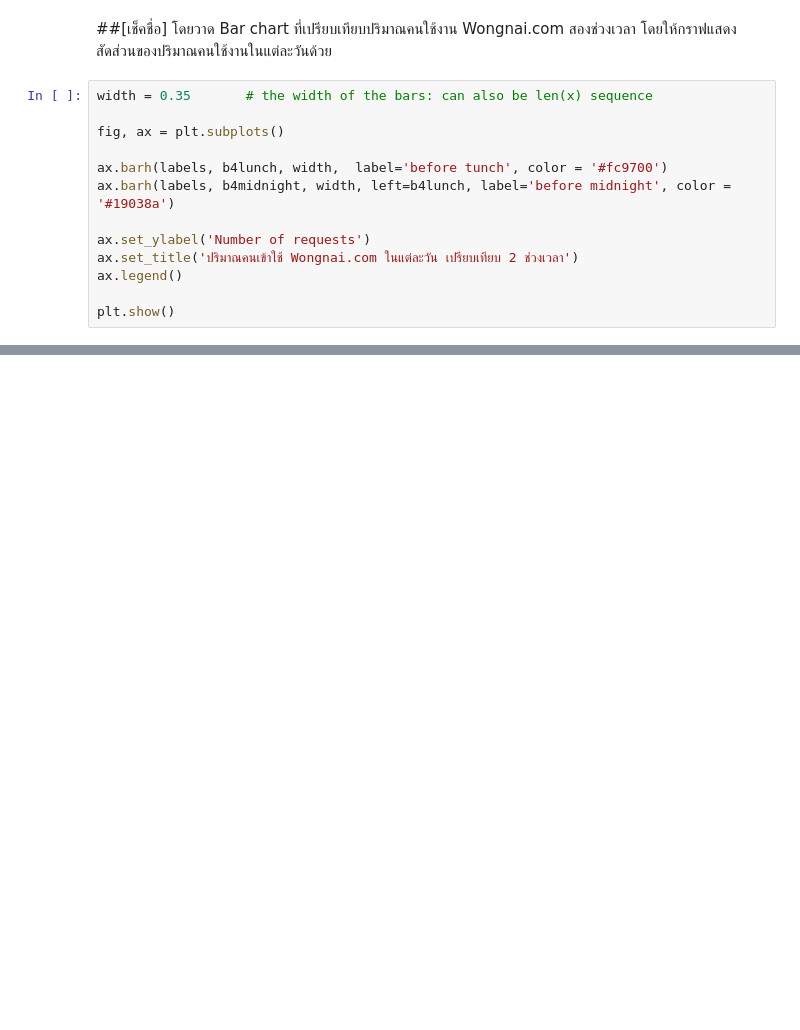
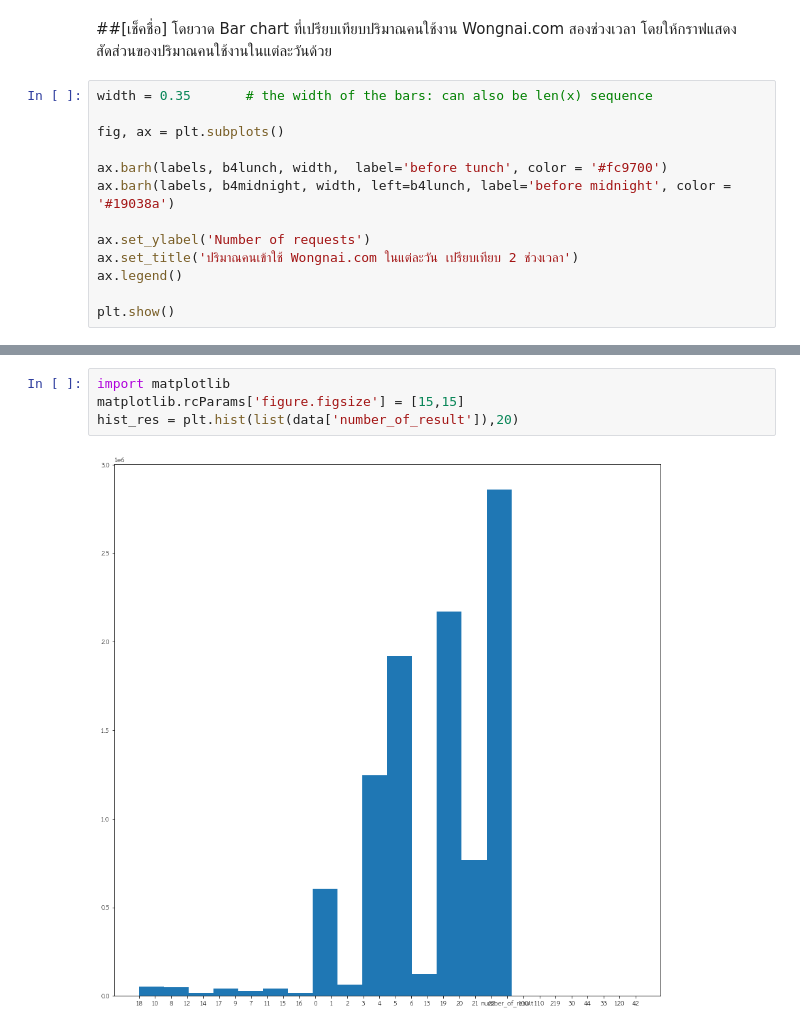
Before and after one commit to dinsor17/data_viz, a Jupyter notebook: Visualize_Data_Comparison.ipynb, the cells around one changed output, grey strips where cells are left out. Drawn from its saved outputs; the diff is of its cells as text; blank space fills up the shorter version.

```diff
--- a/Visualize_Data_Comparison.ipynb
+++ b/Visualize_Data_Comparison.ipynb
@@ -222,0 +309,6 @@ plt.show()
+# %%
+import matplotlib
+matplotlib.rcParams['figure.figsize'] = [15,15]
+hist_res = plt.hist(list(data['number_of_result']),20)
+# %% [output]
+[figure, added]
```
Also changed, not shown: parts of 15 cells of this notebook.
